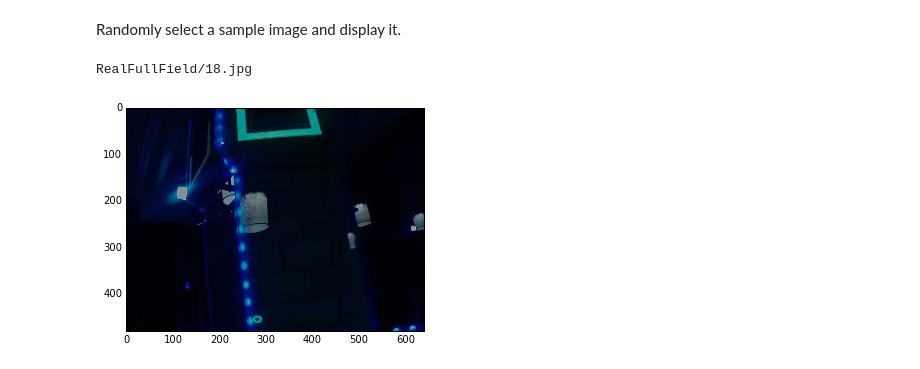
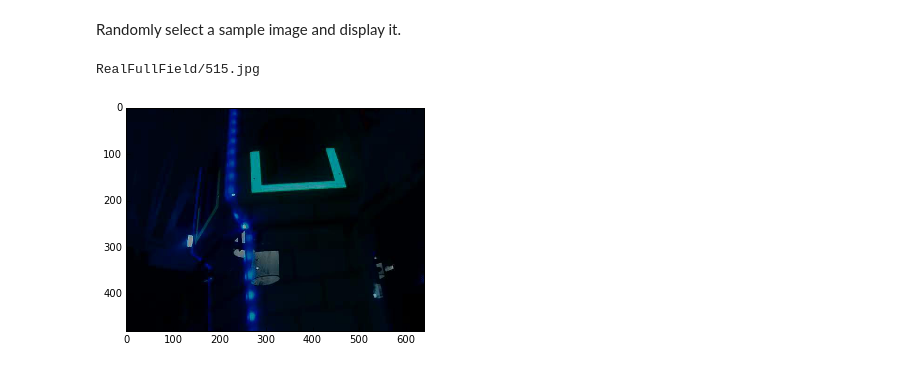
Before and after one commit to jhh/sf, a Jupyter notebook: notebooks/Random Image.ipynb, the cells around one changed output. Cells and saved outputs as stored; diff of their text form; code cells hidden in the pictures.

```diff
--- a/notebooks/Random Image.ipynb
+++ b/notebooks/Random Image.ipynb
@@ -25,13 +26,13 @@ Randomly select a sample image and display it.
 # %%
 # there are only 390 sample images, so keep trying random images
 # until we get one
 path = ""
 while not os.path.isfile(path):
-    path = "RealFullField/%s.jpg" % random.randint(0, 542)
+    path = "RealFullField/%s.jpg" % np.random.randint(0, 543)
 
 # ok, got one
 print(path)
 display(path)
 # %% [output]
-RealFullField/18.jpg
+RealFullField/515.jpg
-[figure, old version]
+[figure, new version]
```
Also changed, not shown: parts of 2 cells of this notebook, 1 other file.
